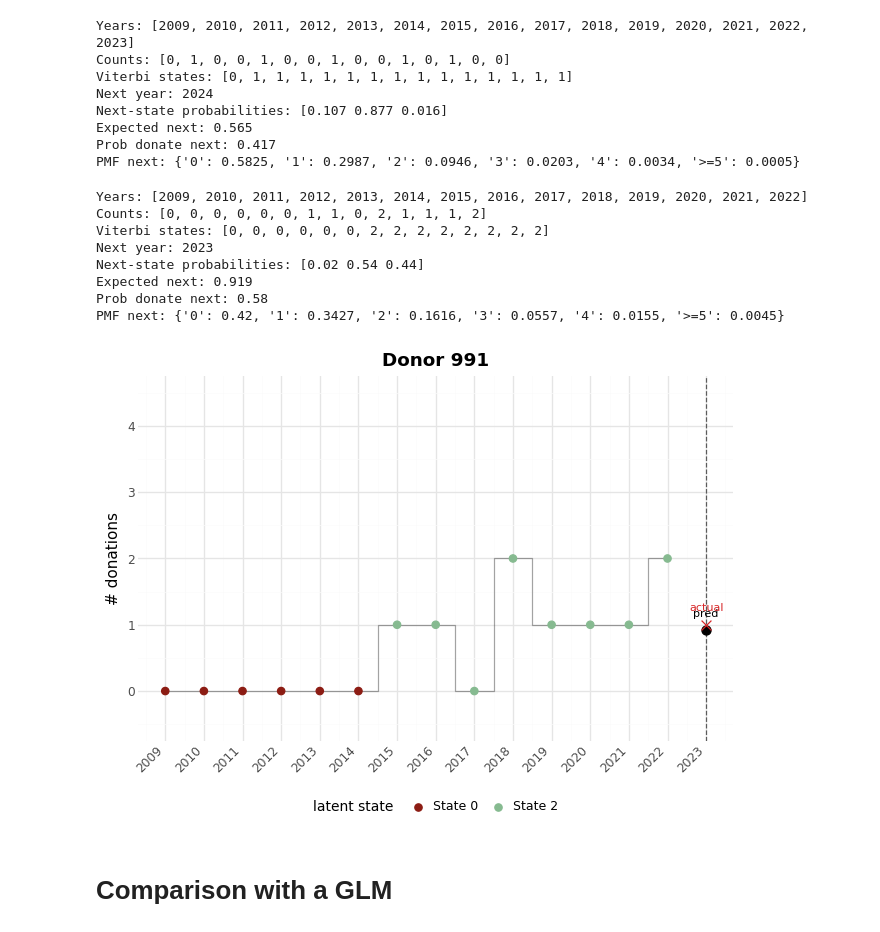
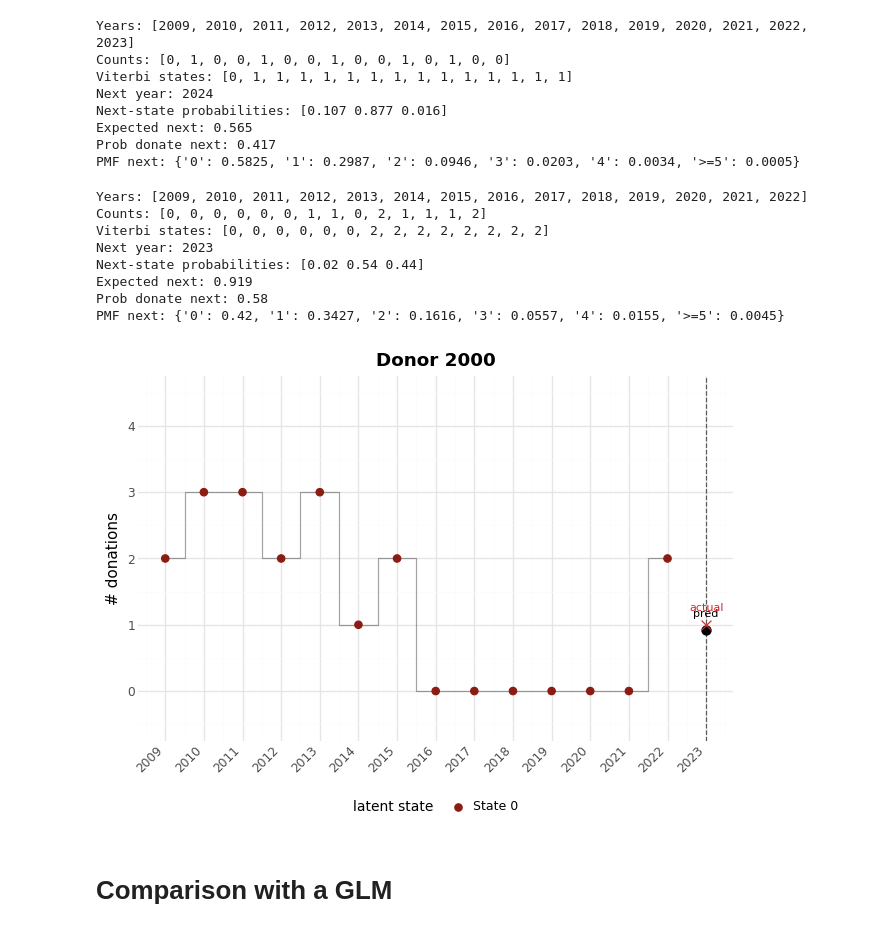
Before and after one commit to erikdeluca/Blood-Donors, a Jupyter notebook: notebooks/Bayesian HMM GLM.ipynb, the cells around one changed output. Drawn from its saved outputs; the diff is of its cells as text; code cells hidden in the pictures.

```diff
--- a/notebooks/Bayesian HMM GLM.ipynb
+++ b/notebooks/Bayesian HMM GLM.ipynb
@@ -1160,35 +1178,35 @@ paths[i, :] = np.asarray(pred["viterbi_states"], dtype=int)
 
 print("Years:", pred["years"])
 print("Counts:", pred["counts"])
 print("Viterbi states:", pred["viterbi_states"])
 print("Next year:", pred["next_year"])
 print("Next-state probabilities:", np.round(pred["next_state_probs"], 3))
 print("Expected next:", round(pred["expected_next"], 3))
 print("Prob donate next:", round(pred["prob_donate_next"], 3))
 print("PMF next:", {k: round(v, 4) for k, v in pred["pmf_next"].items()})
 
 y_true_next = int(obs_torch[i, T_hist].detach().cpu().item())
 p = hmm_pl.plot_donor_gg(
-    idx=i,
+    idx=2000,
     obs_torch=obs_torch[:, :T_hist],
     paths=paths,
     years=years_hist,
     expected_next=pred["expected_next"],
     y_true_next=y_true_next,
     next_year=year_next,
     y_max=4
 )
 p
 # %% [output]
 Years: [2009, 2010, 2011, 2012, 2013, 2014, 2015, 2016, 2017, 2018, 2019, 2020, 2021, 2022]
 Counts: [0, 0, 0, 0, 0, 0, 1, 1, 0, 2, 1, 1, 1, 2]
 Viterbi states: [0, 0, 0, 0, 0, 0, 2, 2, 2, 2, 2, 2, 2, 2]
 Next year: 2023
 Next-state probabilities: [0.02 0.54 0.44]
 Expected next: 0.919
 Prob donate next: 0.58
 PMF next: {'0': 0.42, '1': 0.3427, '2': 0.1616, '3': 0.0557, '4': 0.0155, '>=5': 0.0045}
-[figure, old version]
+[figure, new version]
 # %% [markdown]
 # Comparison with a GLM
 # %% [markdown]
```
Also changed, not shown: parts of 9 cells of this notebook, 17 other files.
